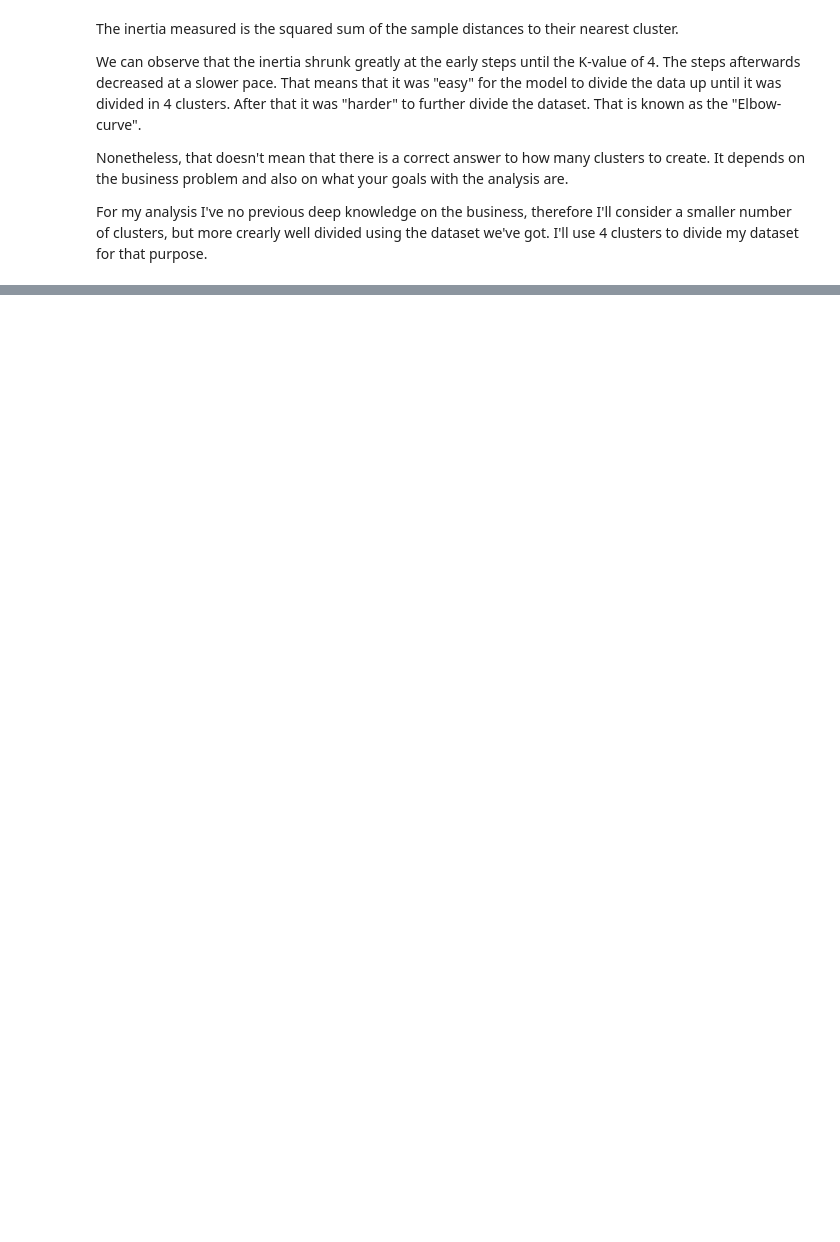
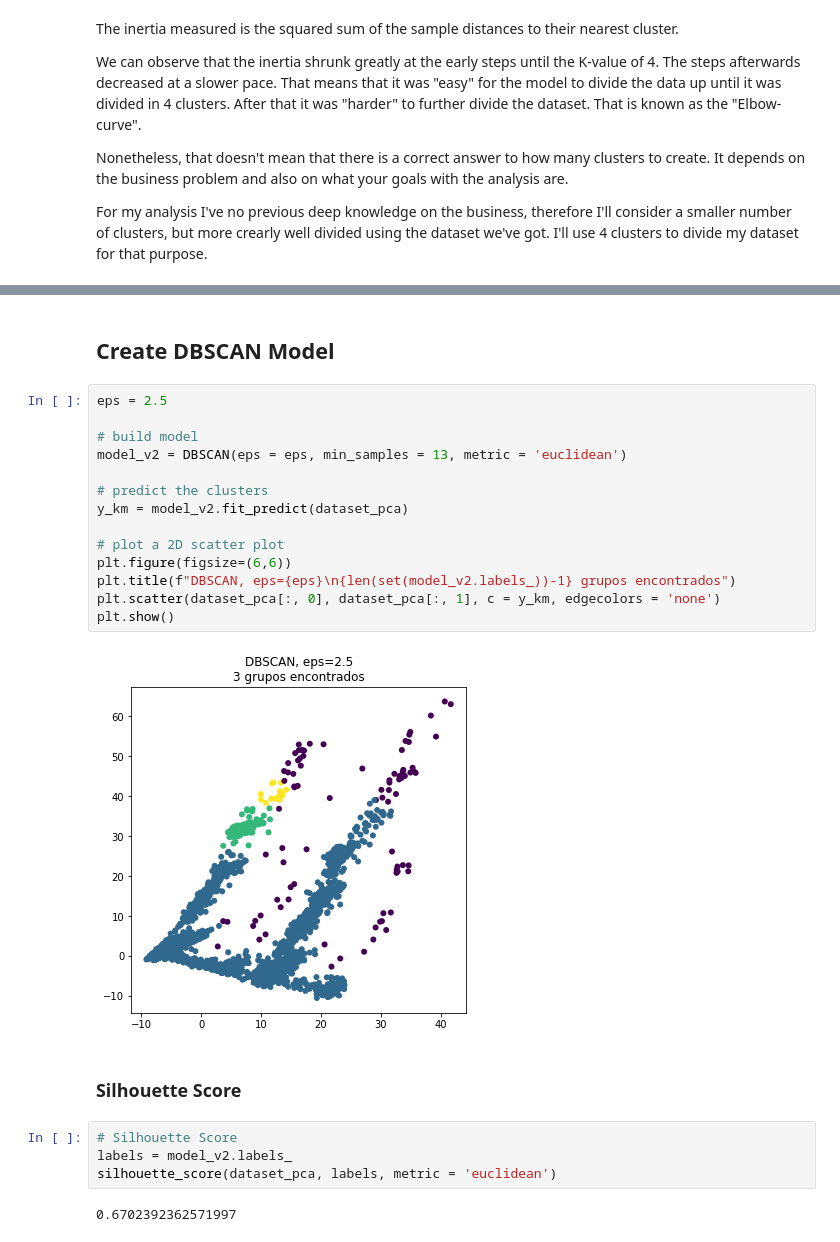
Before and after one commit to paulocressoni/ClusterAnalysis, a Jupyter notebook: Clustering_Analysis.ipynb, the cells around one changed output, grey strips where cells are left out. Drawn from its saved outputs; the diff is of its cells as text; blank space fills up the shorter version.

```diff
--- a/Clustering_Analysis.ipynb
+++ b/Clustering_Analysis.ipynb
@@ -347,0 +435,26 @@ silhouette_score(dataset_pca, labels, metric = 'euclidean')
+# %% [markdown]
+## Create DBSCAN Model
+# %%
+eps = 2.5
+
+# build model
+model_v2 = DBSCAN(eps = eps, min_samples = 13, metric = 'euclidean')
+
+# predict the clusters
+y_km = model_v2.fit_predict(dataset_pca)
+
+# plot a 2D scatter plot
+plt.figure(figsize=(6,6))
+plt.title(f"DBSCAN, eps={eps}\n{len(set(model_v2.labels_))-1} grupos encontrados")
+plt.scatter(dataset_pca[:, 0], dataset_pca[:, 1], c = y_km, edgecolors = 'none')
+plt.show()
+# %% [output]
+[figure, added]
+# %% [markdown]
+### Silhouette Score
+# %%
+# Silhouette Score
+labels = model_v2.labels_
+silhouette_score(dataset_pca, labels, metric = 'euclidean')
+# %% [output]
+0.6702392362571997
```
Also changed, not shown: parts of 28 cells of this notebook.
